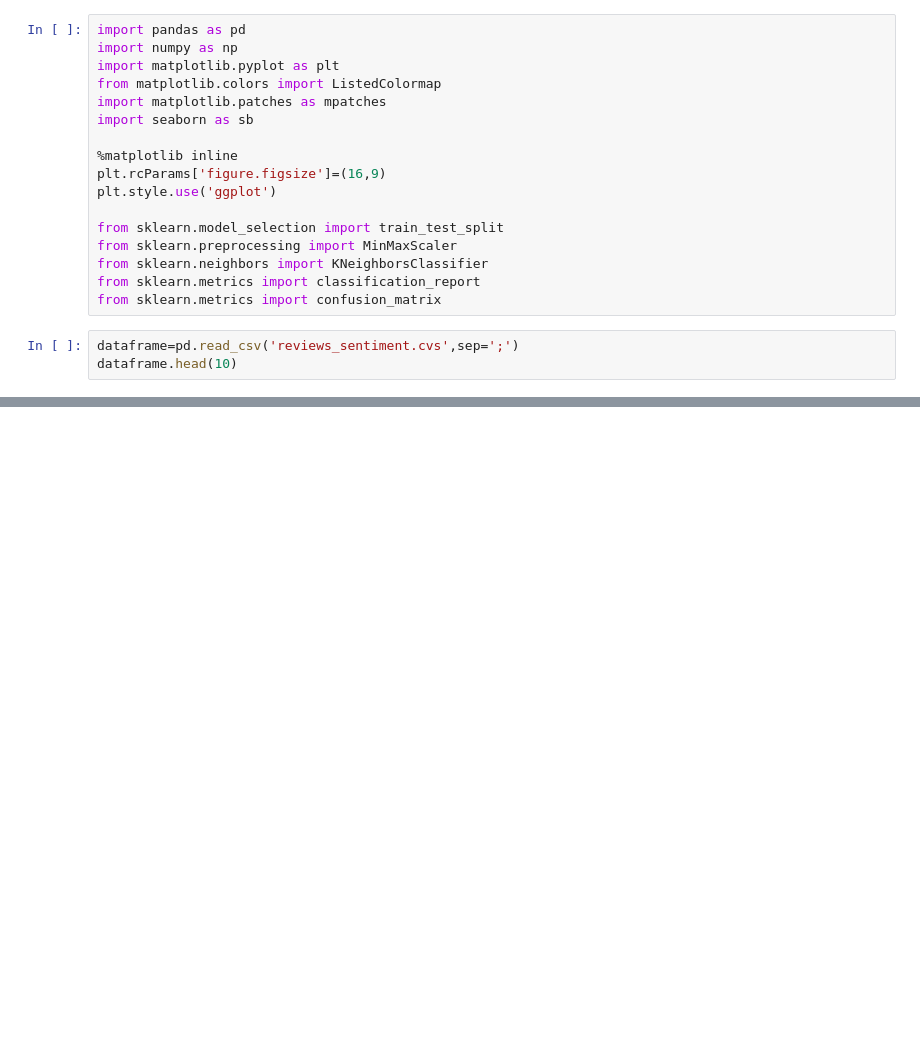
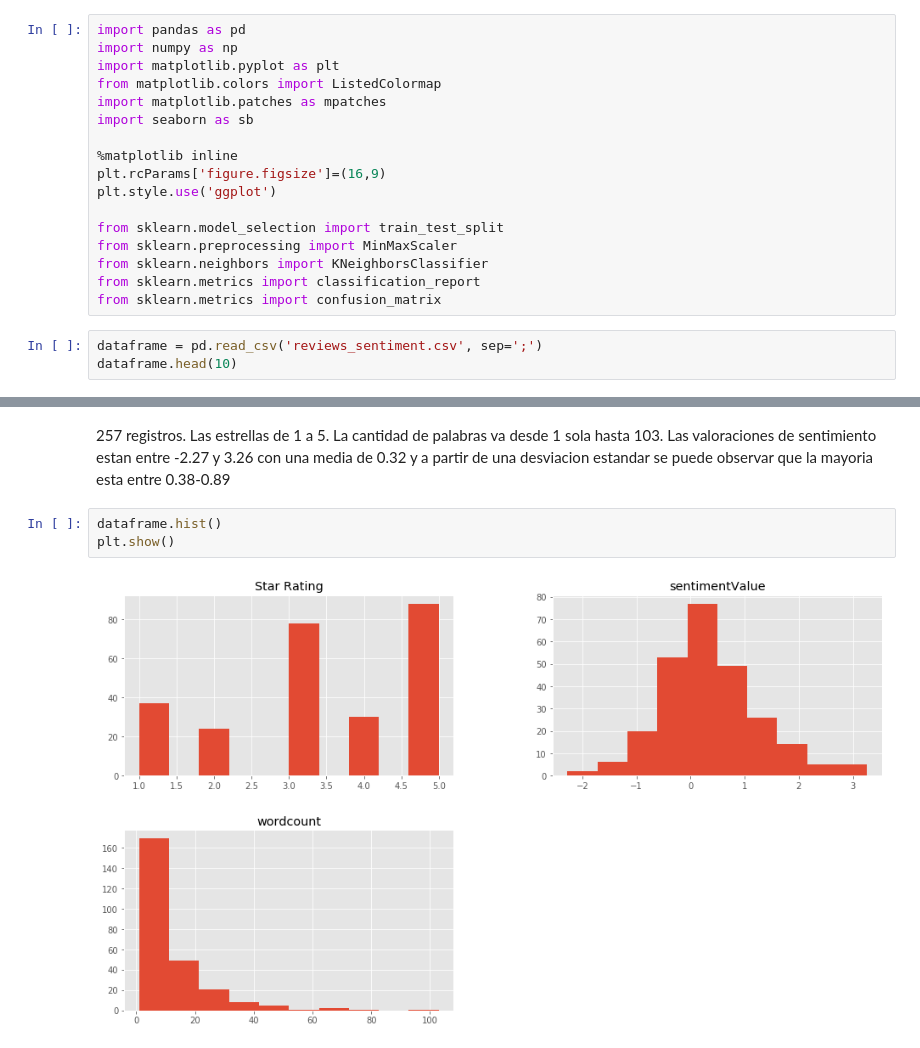
Before and after one commit to uriel3012/IA-CLASE-M5, a Jupyter notebook: KNN.ipynb, the cells around one changed output, grey strips where cells are left out. Cells and saved outputs as stored; diff of their text form; blank space fills up the shorter version.

```diff
--- a/KNN.ipynb
+++ b/KNN.ipynb
@@ -20,6 +20,6 @@ from sklearn.neighbors import KNeighborsClassifier
 from sklearn.metrics import classification_report
 from sklearn.metrics import confusion_matrix
 # %%
-dataframe=pd.read_csv('reviews_sentiment.cvs',sep=';')
+dataframe = pd.read_csv('reviews_sentiment.csv', sep=';')
 dataframe.head(10)
 # %% [output]
@@ -26,0 +50,8 @@ FileNotFoundError: [Errno 2] File reviews_sentiment.cvs does not exist: 'reviews
+# %% [markdown]
+
+257 registros. Las estrellas de 1 a 5. La cantidad de palabras va desde 1 sola hasta 103. Las valoraciones de sentimiento estan entre -2.27 y 3.26 con una media de 0.32 y a partir de una desviacion estandar se puede observar que la mayoria esta entre 0.38-0.89
+# %%
+dataframe.hist()
+plt.show()
+# %% [output]
+[figure, added]
```
Also changed, not shown: parts of 18 cells of this notebook.
